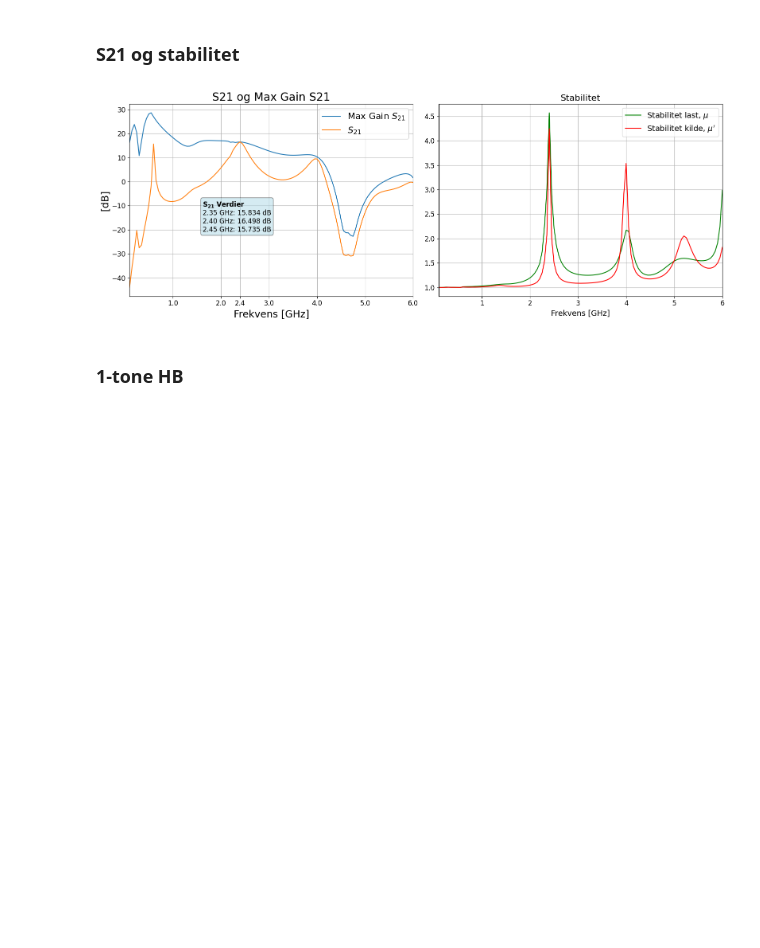
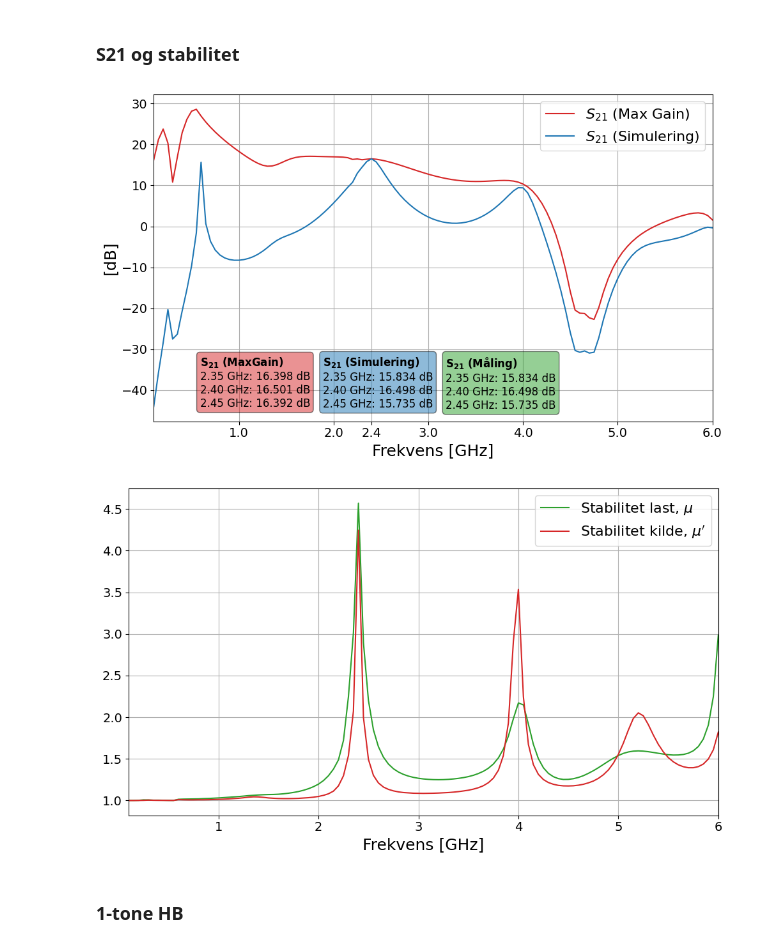
Before and after one commit to SkaugJr/TTT4201-Radiosystemdesign, a Jupyter notebook: Databehandling/Visualisering.ipynb, the cells around one changed output. Saved outputs shown, nothing was run; the diff lists cells and outputs as text; code cells hidden in the pictures; blank space fills up the shorter version.

```diff
--- a/Databehandling/Visualisering.ipynb
+++ b/Databehandling/Visualisering.ipynb
@@ -200,63 +200,77 @@ plt.show()
 # %%
 stabilitet = np.loadtxt('Data/Simulering/S_param/stab_factor.csv', delimiter=',', skiprows=16)
 stabilitet = pd.DataFrame(stabilitet, columns=['Frekvens', 'Stabilitet last', 'Stabilitet kilde'])
 
 MAG_S21 = np.loadtxt('Data/Simulering/S_param/MAG_S21.csv', delimiter=',', skiprows=16)
 MAG_S21 = pd.DataFrame(MAG_S21, columns=['Frekvens', 'Mag', 'S21'])
 
 stabilitet['Frekvens'] = stabilitet['Frekvens'] / 1e9
 MAG_S21['Frekvens'] = MAG_S21['Frekvens'] / 1e9
 
 freqs = [2.35, 2.40, 2.45]
 s21_values = {freq: MAG_S21.loc[MAG_S21['Frekvens'] == freq, 'S21'].values[0] for freq in freqs}
+s21_values_max_gain = {freq: MAG_S21.loc[MAG_S21['Frekvens'] == freq, 'Mag'].values[0] for freq in freqs}
 
-# Create subplots
-fig, axs = plt.subplots(1, 2, figsize=(16, 6))
-
-# Plot MAG_S21
-axs[0].plot(MAG_S21['Frekvens'], MAG_S21['Mag'], label=r'Max Gain $S_{21}$')
-axs[0].plot(MAG_S21['Frekvens'], MAG_S21['S21'], label=r'$S_{21}$')
-axs[0].set_xlabel('Frekvens [GHz]', fontsize=18)
-axs[0].set_ylabel('[dB]', fontsize=18)
-axs[0].legend(fontsize=16, loc='upper right')
-axs[0].grid(True)
-axs[0].title.set_text('S21 og Max Gain S21')
-axs[0].title.set_fontsize(20)
+# Plot MAG_S21 (Figure 1)
+plt.figure(figsize=(10, 6))
+plt.plot(MAG_S21['Frekvens'], MAG_S21['Mag'], label=r'$S_{21}$ (Max Gain)', color='tab:red')
+plt.plot(MAG_S21['Frekvens'], MAG_S21['S21'], label=r'$S_{21}$ (Simulering)', color='tab:blue')
+plt.xlabel('Frekvens [GHz]', fontsize=18)
+plt.ylabel('[dB]', fontsize=18)
+plt.legend(fontsize=16, loc='upper right')
+plt.grid(True)
+#plt.title('S21 og Max Gain S21', fontsize=20)
 
 # Set x-ticks to ensure 2.4 GHz is included
-xticks = list(axs[0].get_xticks())  # Get current x-ticks
+xticks = list(plt.gca().get_xticks())  # Get current x-ticks
 if 2.4 not in xticks:
     xticks.append(2.4)  # Add 2.4 GHz if it's not already in the list
 xticks.sort()  # Sort the ticks
-axs[0].set_xticks(xticks)  # Set the new x-ticks
-axs[0].tick_params(axis='both', which='major', labelsize=14)
-axs[0].set_xlim(0.1, 6)
-
-# Plot Stabilitet last and Stabilitet kilde
-axs[1].plot(stabilitet['Frekvens'], stabilitet['Stabilitet last'], color='g', label=r'Stabilitet last, $\mu$')
-axs[1].plot(stabilitet['Frekvens'], stabilitet['Stabilitet kilde'], color='r', label=r'Stabilitet kilde, $\mu^{\prime}$')
-axs[1].set_xlabel('Frekvens [GHz]', fontsize=14)
-axs[1].legend(fontsize=14)
-axs[1].grid(True)
-axs[1].title.set_text('Stabilitet')
-axs[1].title.set_fontsize(16)
-axs[1].set_xlim(0.1, 6)
+plt.xticks(xticks, fontsize=14)  # Set the new x-ticks
+plt.xlim(0.1, 6)
 
 # Annotate the S21 values in a box right under the legend
-textstr = r'$\mathbf{S_{21}\ Verdier}$' + '\n' + '\n'.join([f'{freq:.2f} GHz: {s21_values[freq]:.3f} dB' for freq in freqs])
-props = dict(boxstyle='round', facecolor='lightblue', alpha=0.5)
-axs[0].text(0.5, 0.5, textstr, transform=axs[0].transAxes, fontsize=12,
-            verticalalignment='top', horizontalalignment='right', bbox=props, multialignment='left')
+textstr = r'$\mathbf{S_{21}\ (Max Gain)}$' + '\n' + '\n'.join([f'{freq:.2f} GHz: {s21_values_max_gain[freq]:.3f} dB' for freq in freqs])
+props = dict(boxstyle='round', facecolor='tab:red', alpha=0.5)
+plt.gca().text(0.28, 0.2, textstr, transform=plt.gca().transAxes, fontsize=12,
+               verticalalignment='top', horizontalalignment='right', bbox=props, multialignment='left')
+
+textstr = r'$\mathbf{S_{21}\ (Simulering)}$' + '\n' + '\n'.join([f'{freq:.2f} GHz: {s21_values[freq]:.3f} dB' for freq in freqs])
+props = dict(boxstyle='round', facecolor='tab:blue', alpha=0.5)
+plt.gca().text(0.5, 0.2, textstr, transform=plt.gca().transAxes, fontsize=12,
+               verticalalignment='top', horizontalalignment='right', bbox=props, multialignment='left')
+
+textstr = r'$\mathbf{S_{21}\ (Måling)}$' + '\n' + '\n'.join([f'{freq:.2f} GHz: {s21_values[freq]:.3f} dB' for freq in freqs])
+props = dict(boxstyle='round', facecolor='tab:green', alpha=0.5)
+plt.gca().text(0.72, 0.2, textstr, transform=plt.gca().transAxes, fontsize=12,
+               verticalalignment='top', horizontalalignment='right', bbox=props, multialignment='left')
 
 # Increase tick label size
-for ax in axs.flat:
-    ax.tick_params(axis='both', which='major', labelsize=12)
+plt.gca().tick_params(axis='both', which='major', labelsize=14)
 
 # Show plot
 plt.tight_layout()
 plt.show()
+
+# Plot Stabilitet last and Stabilitet kilde (Figure 2)
+plt.figure(figsize=(10, 6))
+plt.plot(stabilitet['Frekvens'], stabilitet['Stabilitet last'], color='tab:green', label=r'Stabilitet last, $\mu$')
+plt.plot(stabilitet['Frekvens'], stabilitet['Stabilitet kilde'], color='tab:red', label=r'Stabilitet kilde, $\mu^{\prime}$')
+plt.xlabel('Frekvens [GHz]', fontsize=18)
+plt.legend(fontsize=16)
+plt.grid(True)
+#plt.title('Stabilitet', fontsize=20)
+plt.xlim(0.1, 6)
+
+# Increase tick label size
+plt.gca().tick_params(axis='both', which='major', labelsize=14)
+
+# Show plot
+plt.tight_layout()
+plt.show()
 # %% [output]
-[figure, old version]
+[figure, new version]
+[figure, added]
 # %% [markdown]
 ### 1-tone HB
 # %%
```
Also changed, not shown: parts of 5 cells of this notebook.
